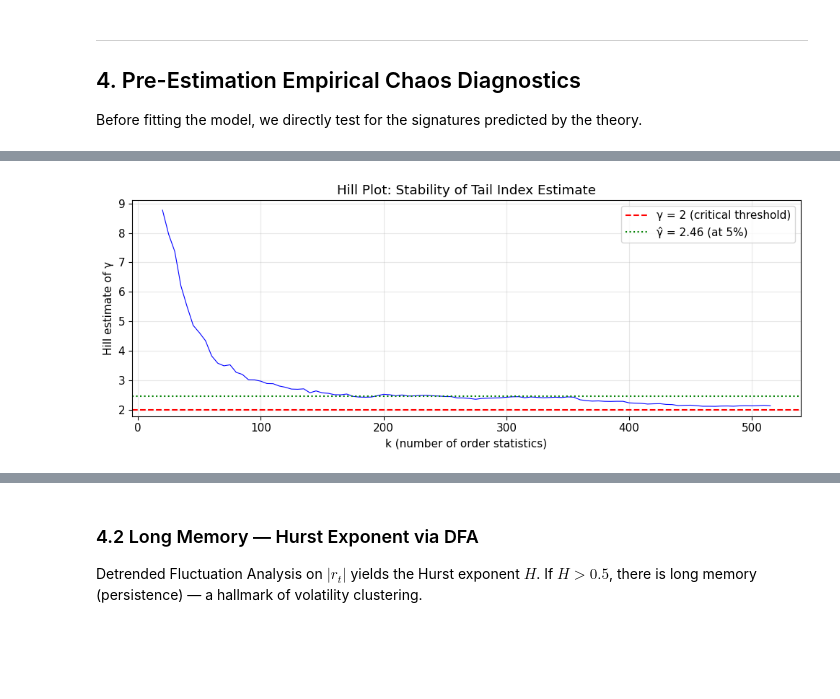
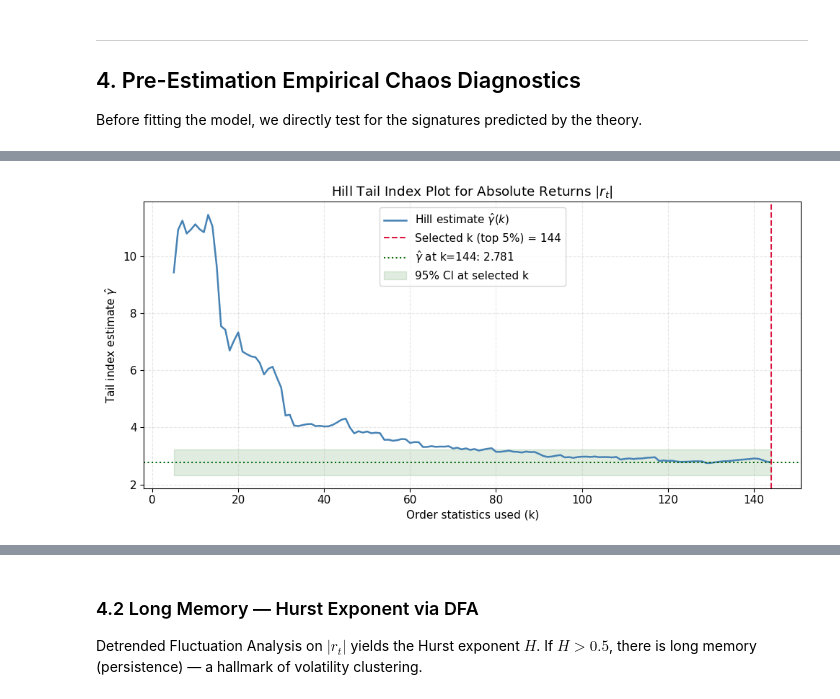
Before and after one commit to tekraj/MSc-Mathematics, a Jupyter notebook: Projects/SEMII/cogarch-empirical-validation.ipynb, the cells around one changed output, grey strips where cells are left out. Drawn from its saved outputs; the diff is of its cells as text; code cells hidden in the pictures; blank space fills up the shorter version.

```diff
--- a/Projects/SEMII/cogarch-empirical-validation.ipynb
+++ b/Projects/SEMII/cogarch-empirical-validation.ipynb
@@ -24,10 +24,7 @@ $$dV_t = \kappa(\theta - V_{t-})\,dt + \phi\, V_{t-}\, Z^2\, dN_t$$
 import numpy as np
 import pandas as pd
 import matplotlib.pyplot as plt
-from datetime import datetime
 from scipy.optimize import minimize, brentq
-from scipy.stats import norm, jarque_bera
-from scipy.special import factorial
 import warnings
 warnings.filterwarnings('ignore')
 
@@ -37,11 +34,11 @@ plt.rcParams['axes.grid'] = True
 plt.rcParams['grid.alpha'] = 0.3
 
 # Load NEPSE Banking Sector Data
-data = pd.read_csv('./banking-data.csv')
-data['Date'] = pd.to_datetime(data['Date'])
-data.set_index('Date', inplace=True)
-data.sort_index(inplace=True, ascending=True)
-
+all_data = pd.read_csv('./banking-data.csv')
+all_data['Date'] = pd.to_datetime(all_data['Date'])
+all_data.set_index('Date', inplace=True)
+all_data.sort_index(inplace=True, ascending=True)
+data = all_data[all_data.index > '2013-09-30']  # Filter for endogeneous intercept break point
 # Extract closing prices and compute log-returns
 price = data['Close'].dropna()
 log_ret = np.log(price / price.shift(1)).dropna()
@@ -150,56 +100,45 @@ The Hill estimator on the top $k$ order statistics of $|r_t|$ gives an estimate
 # %%
-def hill_estimator(data, k):
-    """Hill estimator for the tail index.
-
-    Parameters
-    ----------
-    data : array-like
-        Absolute values of observations
-    k : int
-        Number of upper order statistics to use
-
-    Returns
-    -------
-    gamma : float
-        Estimated tail index
-    se : float
-        Standard error (asymptotic)
-    """
-    sorted_data = np.sort(data)[::-1]  # Descending
-    log_ratios = np.log(sorted_data[:k] / sorted_data[k])
-    gamma = k / np.sum(log_ratios)
-    se = gamma / np.sqrt(k)  # Asymptotic standard error
-    return gamma, se
-
+from scipy.optimize import minimize
+# -------------------------------
+# 3. Empirical diagnostics
+# -------------------------------
+r = log_ret.values
 abs_ret = np.abs(r)
 
-# Use top 5% as per the paper's methodology
-k = int(0.05 * len(abs_ret))
-gamma_hill, gamma_se = hill_estimator(abs_ret, k)
+# Hill tail index
+def hill_estimator(data, k):
+    sorted_data = np.sort(data)[::-1]
+    gamma = k / np.sum(np.log(sorted_data[:k] / sorted_data[k]))
+    return gamma, gamma / np.sqrt(k)
 
-print(f"Hill Estimator Results (k = {k}, top 5%):")
-print(f"  Tail index γ̂ = {gamma_hill:.4f}")
-print(f"  Standard error = {gamma_se:.4f}")
-print(f"  95% CI: [{gamma_hill - 1.96*gamma_se:.4f}, {gamma_hill + 1.96*gamma_se:.4f}]")
-print()
-if gamma_hill <= 2:
-    print(f"  ✓ γ = {gamma_hill:.2f} ≤ 2 → Infinite variance of volatility (CHAOTIC regime)")
-else:
-    print(f"  γ = {gamma_hill:.2f} > 2 → Finite variance (sub-critical regime)")
+k_hill = int(0.05 * len(abs_ret))
+gamma_emp, se_hill = hill_estimator(abs_ret, k_hill)
+print(f"\nHill tail index (|r|, top 5%): γ = {gamma_emp:.4f} ± {1.96*se_hill:.4f}")
 
-# Hill plot (stability across k)
-k_range = np.arange(20, int(0.15 * len(abs_ret)), 5)
-gamma_k = [hill_estimator(abs_ret, k_i)[0] for k_i in k_range]
 
-plt.figure(figsize=(10, 4))
-plt.plot(k_range, gamma_k, 'b-', linewidth=0.8)
-plt.axhline(2, color='r', linestyle='--', label='γ = 2 (critical threshold)')
-plt.axhline(gamma_hill, color='g', linestyle=':', label=f'γ̂ = {gamma_hill:.2f} (at 5%)')
-plt.xlabel('k (number of order statistics)')
-plt.ylabel('Hill estimate of γ')
-plt.title('Hill Plot: Stability of Tail Index Estimate')
+# Hill tail index stability plot for |r_t|
+n = len(abs_ret)
+k_grid = np.arange(5, max(k_hill + 1, 6))
+hill_vals = np.array([hill_estimator(abs_ret, kk)[0] for kk in k_grid])
+
+plt.figure(figsize=(10, 5))
+plt.plot(k_grid, hill_vals, color='steelblue', lw=1.8, label='Hill estimate $\\hat{\\gamma}(k)$')
+plt.axvline(k_hill, color='crimson', ls='--', lw=1.5, label=f'Selected k (top 5%) = {k_hill}')
+plt.axhline(gamma_emp, color='darkgreen', ls=':', lw=1.5, label=f'$\\hat{{\\gamma}}$ at k={k_hill}: {gamma_emp:.3f}')
+plt.fill_between(
+    k_grid,
+    gamma_emp - 1.96 * se_hill,
+    gamma_emp + 1.96 * se_hill,
+    color='darkgreen',
+    alpha=0.12,
+    label='95% CI at selected k'
+)
+
+plt.title('Hill Tail Index Plot for Absolute Returns $|r_t|$')
+plt.xlabel('Order statistics used (k)')
+plt.ylabel('Tail index estimate $\\hat{\\gamma}$')
+plt.grid(True, alpha=0.3, linestyle='--')
 plt.legend()
 plt.tight_layout()
-plt.savefig('./docs/hill_plot.png', dpi=150, bbox_inches='tight')
 plt.show()
 # %% [output]
@@ -212 +146 @@ Hill Estimator Results (k = 173, top 5%):
-[figure, old version]
+[figure, new version]
```
Also changed, not shown: parts of 34 cells of this notebook, 8 other files.
